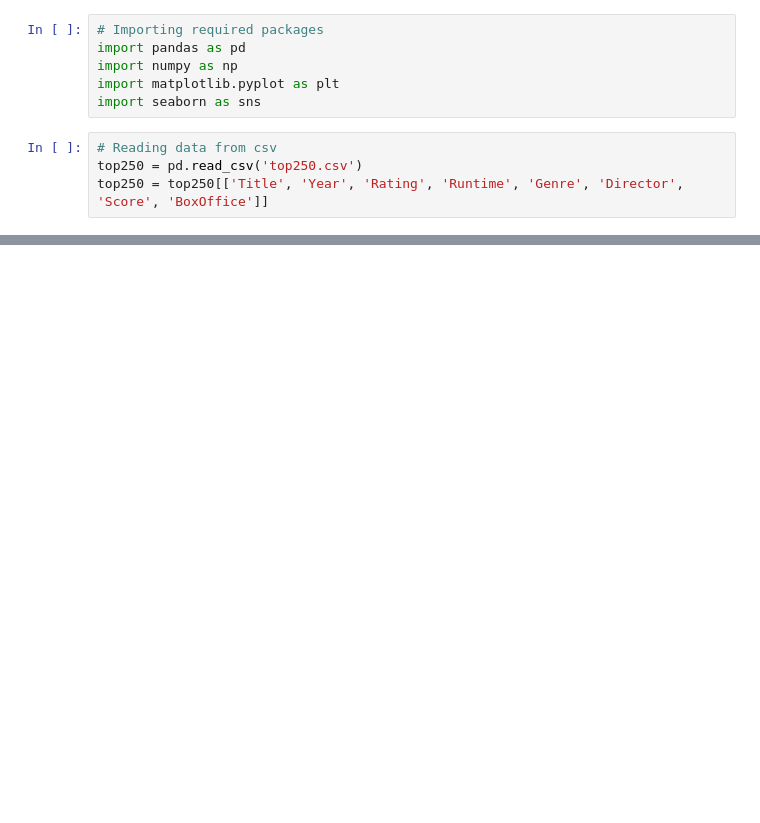
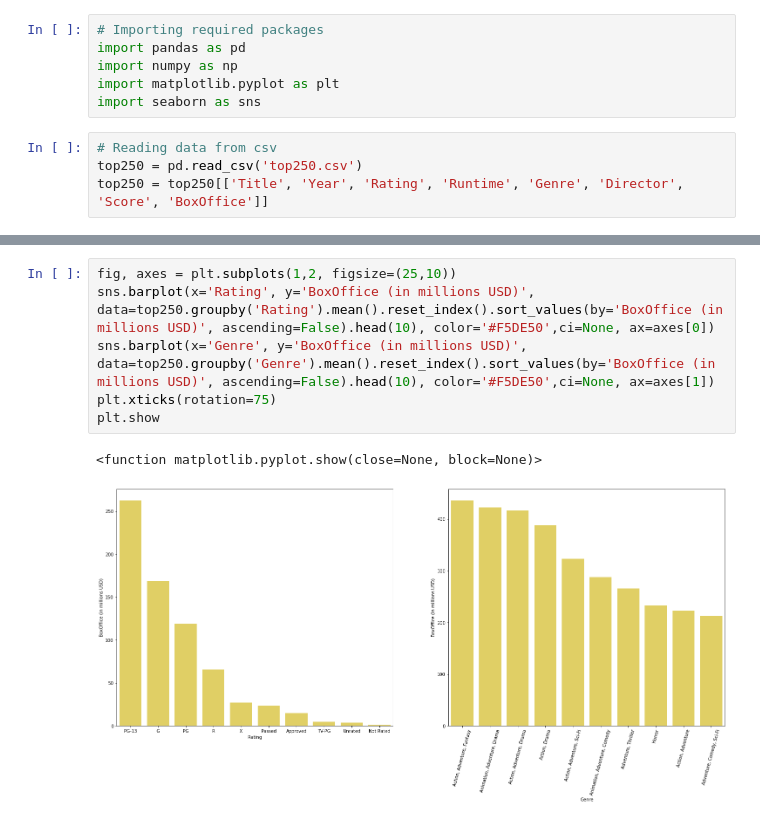
Before and after one commit to tdmarkham00/imdb-top250, a Jupyter notebook: EDA.ipynb, the cells around one changed output, grey strips where cells are left out. Drawn from its saved outputs; the diff is of its cells as text; blank space fills up the shorter version.

```diff
--- a/EDA.ipynb
+++ b/EDA.ipynb
@@ -48,0 +43,9 @@ top250[top250.duplicated()]
+# %%
+fig, axes = plt.subplots(1,2, figsize=(25,10))
+sns.barplot(x='Rating', y='BoxOffice (in millions USD)', data=top250.groupby('Rating').mean().reset_index().sort_values(by='BoxOffice (in millions USD)', ascending=False).head(10), color='#F5DE50',ci=None, ax=axes[0])
+sns.barplot(x='Genre', y='BoxOffice (in millions USD)', data=top250.groupby('Genre').mean().reset_index().sort_values(by='BoxOffice (in millions USD)', ascending=False).head(10), color='#F5DE50',ci=None, ax=axes[1])
+plt.xticks(rotation=75)
+plt.show
+# %% [output]
+<function matplotlib.pyplot.show(close=None, block=None)>
+[figure, added]
```
Also changed, not shown: parts of 7 cells of this notebook.
